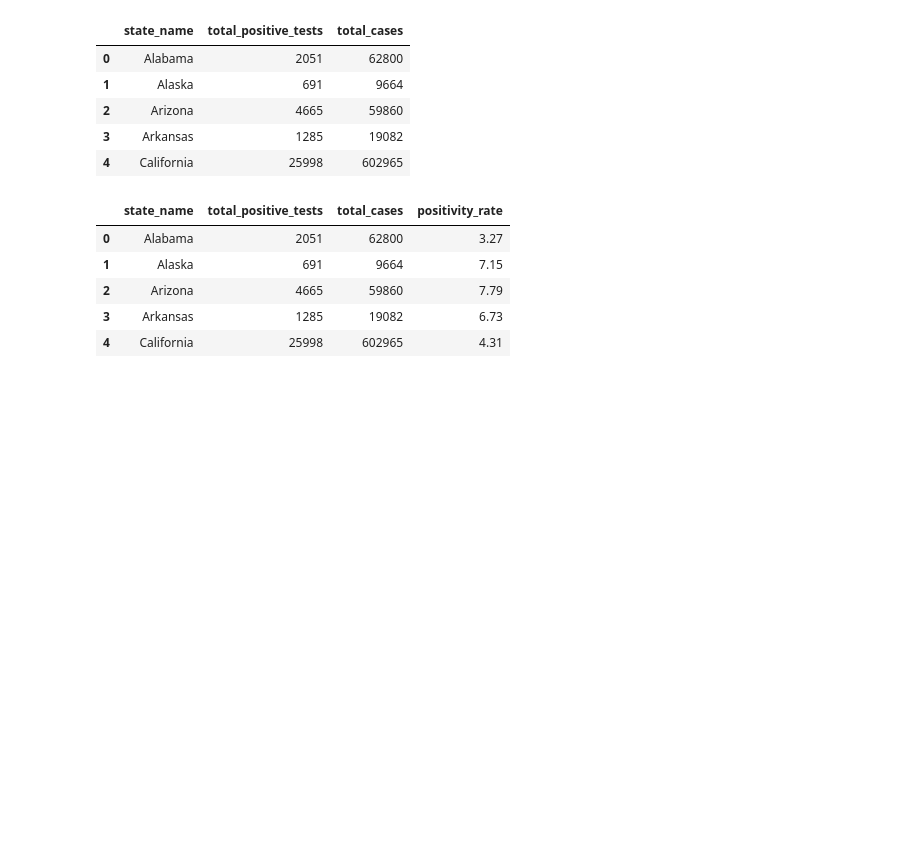
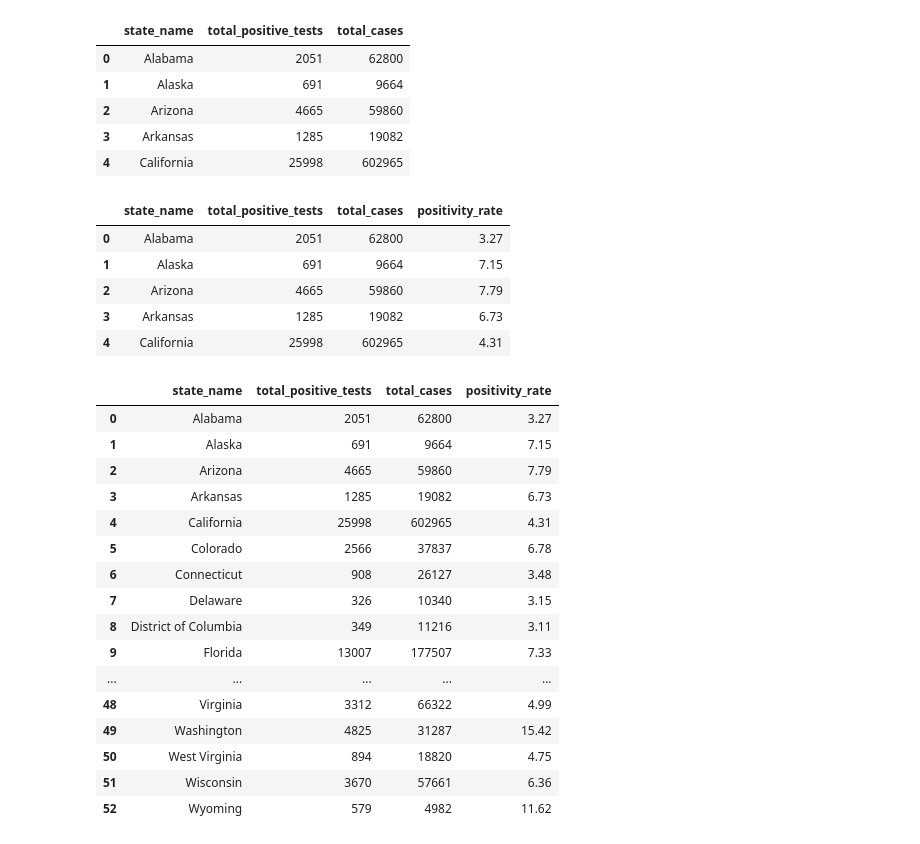
Before and after one commit to joshc3453/dw_assignment, a Jupyter notebook: analysis.ipynb, the cells around one changed output. Saved outputs shown, nothing was run; the diff lists cells and outputs as text; code cells hidden in the pictures; blank space fills up the shorter version.

```diff
--- a/analysis.ipynb
+++ b/analysis.ipynb
@@ -211,5 +210,25 @@ df_positivity_rate.head()
 | 2 | Arizona | 4665 | 59860 | 7.79 |
 | 3 | Arkansas | 1285 | 19082 | 6.73 |
 | 4 | California | 25998 | 602965 | 4.31 |
+# %%
+df_positivity_rate
+# %% [output]
+|  | state_name | total_positive_tests | total_cases | positivity_rate |
+| 0 | Alabama | 2051 | 62800 | 3.27 |
+| 1 | Alaska | 691 | 9664 | 7.15 |
+| 2 | Arizona | 4665 | 59860 | 7.79 |
+| 3 | Arkansas | 1285 | 19082 | 6.73 |
+| 4 | California | 25998 | 602965 | 4.31 |
+| 5 | Colorado | 2566 | 37837 | 6.78 |
+| 6 | Connecticut | 908 | 26127 | 3.48 |
+| 7 | Delaware | 326 | 10340 | 3.15 |
+| 8 | District of Columbia | 349 | 11216 | 3.11 |
+| 9 | Florida | 13007 | 177507 | 7.33 |
+| ... | ... | ... | ... | ... |
+| 48 | Virginia | 3312 | 66322 | 4.99 |
+| 49 | Washington | 4825 | 31287 | 15.42 |
+| 50 | West Virginia | 894 | 18820 | 4.75 |
+| 51 | Wisconsin | 3670 | 57661 | 6.36 |
+| 52 | Wyoming | 579 | 4982 | 11.62 |
 # %%
 df_positivity_rate.sort_values('positivity_rate', ascending=False).head(10)
```
Also changed, not shown: parts of 2 cells of this notebook, 1 other file.
